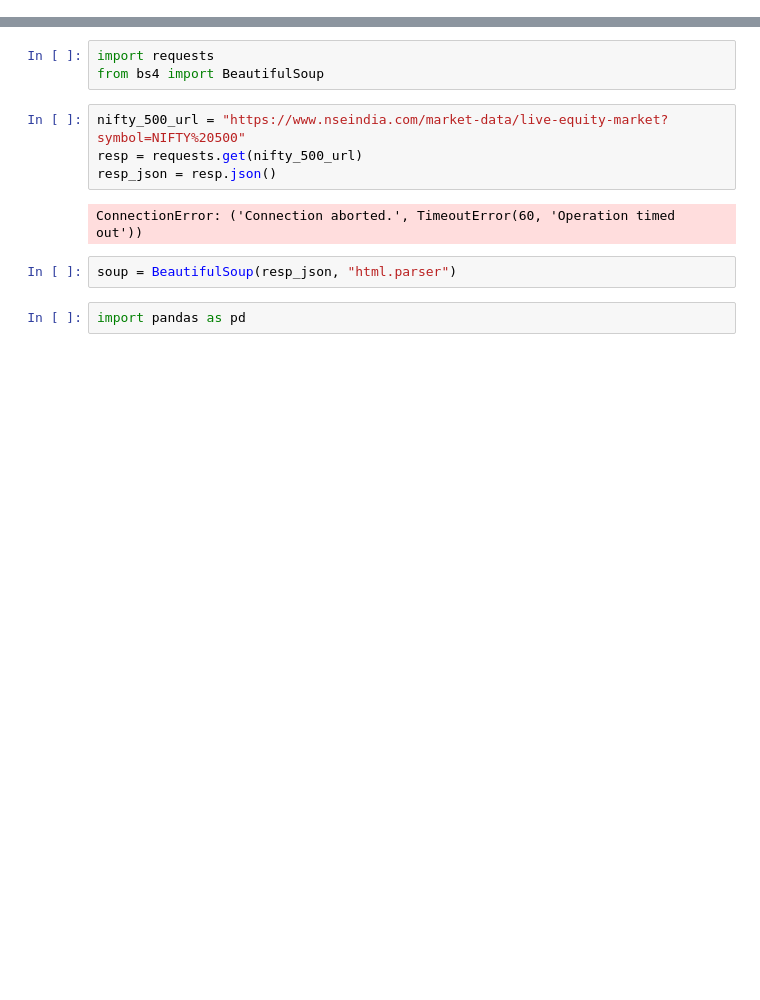
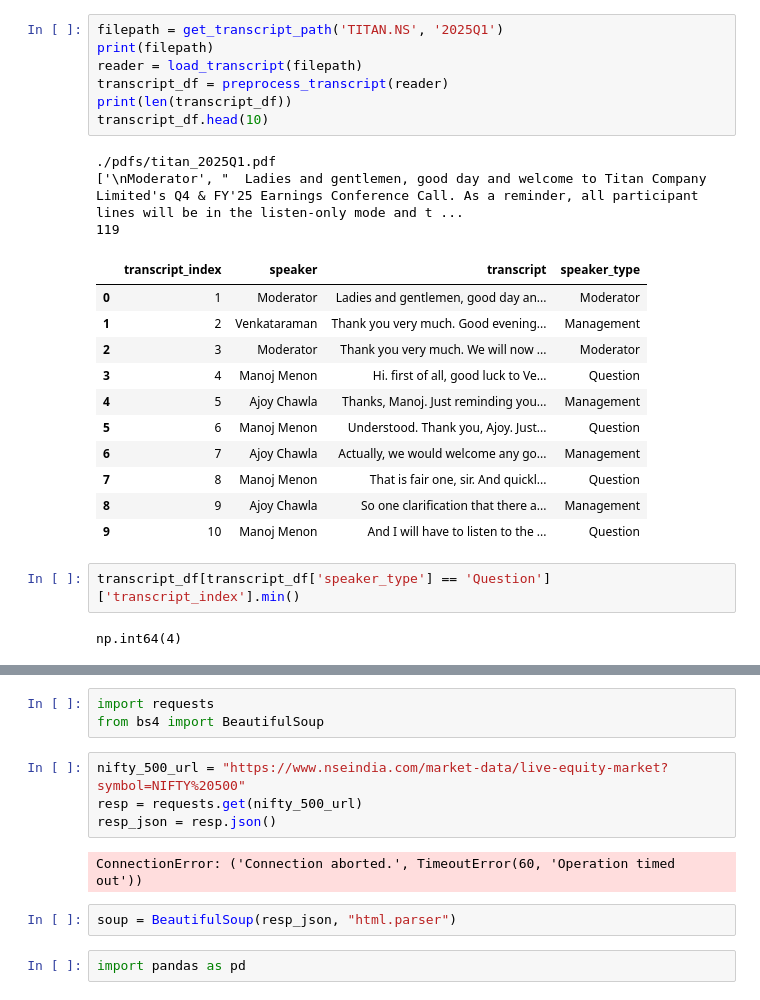
Before and after one commit to anupriy97/stock_analysis_webapp, a Jupyter notebook: stock_analysis_dev.ipynb, the cells around one changed output, grey strips where cells are left out. Cells and saved outputs as stored; diff of their text form; blank space fills up the shorter version.

```diff
--- a/stock_analysis_dev.ipynb
+++ b/stock_analysis_dev.ipynb
@@ -0,0 +62,26 @@
+# %%
+filepath = get_transcript_path('TITAN.NS', '2025Q1')
+print(filepath)
+reader = load_transcript(filepath)
+transcript_df = preprocess_transcript(reader)
+print(len(transcript_df))
+transcript_df.head(10)
+# %% [output]
+./pdfs/titan_2025Q1.pdf
+['\nModerator', "  Ladies and gentlemen, good day and welcome to Titan Company Limited's Q4 & FY'25 Earnings Conference Call. As a reminder, all participant lines will be in the listen-only mode and t ...
+119
+|  | transcript_index | speaker | transcript | speaker_type |
+| 0 | 1 | Moderator | Ladies and gentlemen, good day an... | Moderator |
+| 1 | 2 | Venkataraman | Thank you very much. Good evening... | Management |
+| 2 | 3 | Moderator | Thank you very much. We will now ... | Moderator |
+| 3 | 4 | Manoj Menon | Hi. first of all, good luck to Ve... | Question |
+| 4 | 5 | Ajoy Chawla | Thanks, Manoj. Just reminding you... | Management |
+| 5 | 6 | Manoj Menon | Understood. Thank you, Ajoy. Just... | Question |
+| 6 | 7 | Ajoy Chawla | Actually, we would welcome any go... | Management |
+| 7 | 8 | Manoj Menon | That is fair one, sir. And quickl... | Question |
+| 8 | 9 | Ajoy Chawla | So one clarification that there a... | Management |
+| 9 | 10 | Manoj Menon | And I will have to listen to the ... | Question |
+# %%
+transcript_df[transcript_df['speaker_type'] == 'Question']['transcript_index'].min()
+# %% [output]
+np.int64(4)
```
Also changed, not shown: parts of 37 cells of this notebook, 6 other files.
